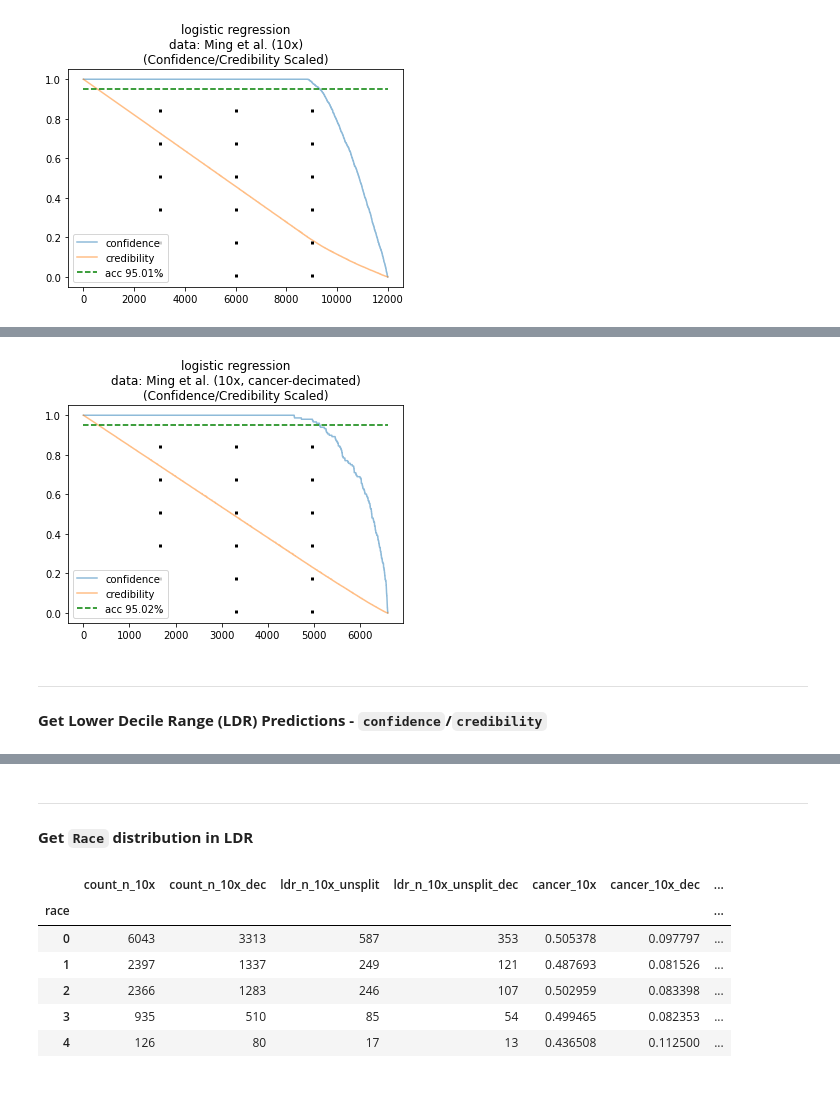
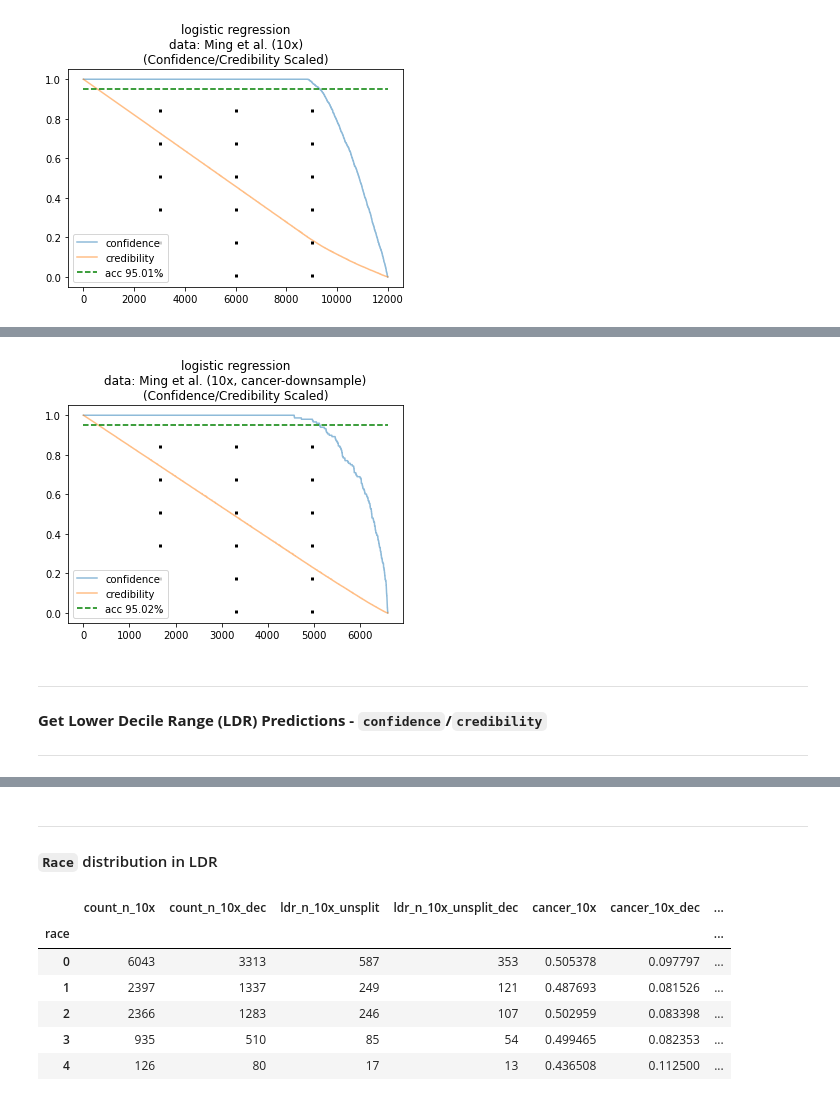
Before and after one commit to illato/vigilant-computing-machine, a Jupyter notebook: source/Notebooks/conformal_prediction_confidence_LDR_disparity_notebook.ipynb, the cells around one changed output, grey strips where cells are left out. Cells and saved outputs as stored; diff of their text form; code cells hidden in the pictures.

```diff
--- a/source/Notebooks/conformal_prediction_confidence_LDR_disparity_notebook.ipynb
+++ b/source/Notebooks/conformal_prediction_confidence_LDR_disparity_notebook.ipynb
@@ -355,0 +346,10 @@ We will proceed by using the entirety of the population sample for training, cal
+# %%
+normalizer = Orange.preprocess.Normalizer(norm_type = Orange.preprocess.Normalize.NormalizeBySD)
+
+train = normalizer(train)
+calibrate = normalizer(calibrate)
+test = normalizer(test)
+
+train_dec = normalizer(train_dec)
+calibrate = normalizer(calibrate_dec)
+test_dec = normalizer(test_dec)
@@ -355,0 +571,3 @@ We will proceed by using the entirety of the population sample for training, cal
+# %%
+tab_signal = normalizer(tab)
+tab_downsampl = normalizer(tab_dec)
@@ -385,14 +613,14 @@ cc = cp.classification.InductiveClassifier(
         cp.nonconformity.InverseProbability(
             Orange.classification.LogisticRegressionLearner()))
 
-experiment_logistic_cancer_decimated = util.run_experiments(cc,
-                                                            tab_decimated,
-                                                            tab_decimated,
-                                                            tab_decimated,
+experiment_logistic_cancer_downsampl = util.run_experiments(cc,
+                                                            tab_downsampl,
+                                                            tab_downsampl,
+                                                            tab_downsampl,
                                                             eps=0.05,
                                                             method='Baseline Unsplit Data')
 
-util.plot_experiments(experiment_logistic_cancer_decimated)
-experiment_logistic_cancer_decimated
+util.plot_experiments(experiment_logistic_cancer_downsampl)
+experiment_logistic_cancer_downsampl.iloc[:,:-3]
 # %% [output]
 |  | confidence | credibility | verdict | empty | single | single_correct | multiple | data | mondrian | ... |
@@ -546,12 +776,12 @@ cancer_indices_randomized = np.random.default_rng(42).permutation(cancer_indices
 cancer_indices_tenth = cancer_indices_randomized[-int(len(cancer_indices) / 10):]
 
 # create new table with cancer:non-cancer == 1/10:1
-tab_10x_decimated = Orange.data.Table.from_table_rows(tab_10x,
+tab_10x_downsampl = Orange.data.Table.from_table_rows(tab_10x,
                                                       np.concatenate([cancer_indices_tenth,
                                                                       non_cancer_indices]))
 
 tab_10x.name = 'Ming et al. (10x)'
-tab_10x_decimated.name = 'Ming et al. (10x, cancer-decimated)'
+tab_10x_downsampl.name = 'Ming et al. (10x, cancer-downsample)'
 # %% [markdown]
 ----
 __Get `Race` distribution and cancer occurrence in population sample (10:1 healthy:cancer)__
@@ -657,14 +893,14 @@ cc = cp.classification.InductiveClassifier(
         cp.nonconformity.InverseProbability(
             Orange.classification.LogisticRegressionLearner()))
 
-experiment_logistic_10x_decimated = util.run_experiments(cc,
-                                                         tab_10x_decimated,
-                                                         tab_10x_decimated,
-                                                         tab_10x_decimated,
+experiment_logistic_10x_downsampl = util.run_experiments(cc,
+                                                         tab_10x_downsampl,
+                                                         tab_10x_downsampl,
+                                                         tab_10x_downsampl,
                                                          eps=0.05,
                                                          method='Baseline 10x Unsplit Data')
 
-util.plot_experiments(experiment_logistic_10x_decimated)
-experiment_logistic_10x_decimated
+util.plot_experiments(experiment_logistic_10x_downsampl)
+experiment_logistic_10x_downsampl.iloc[:,:-3]
 # %% [output]
 |  | confidence | credibility | verdict | empty | single | single_correct | multiple | data | mondrian | ... |
@@ -672,7 +908,9 @@ experiment_logistic_10x_decimated
-[figure, old version]
+[figure, new version]
 # %% [markdown]
 ---
 __Get Lower Decile Range (LDR) Predictions - `confidence`/`credibility`__
+
+----
 # %%
 df_pred = experiment_logistic_signal_10x.loc[0, 'df']
 df_pred = util.sort_reindex(df_pred, col=['confidence','credibility'])
@@ -693,7 +931,7 @@ df_pred_logistic_10x_decimated_ldr.tail(1)
 | 6608 | [] | 0.977458 | 0.022542 | 0.05 | [(0.02254160363086233, 0), (0.022... | False | 0.301329 | 0 | 2 | 1.442897 | ... |
 # %% [markdown]
 ----
-__Get `Race` distribution in LDR__
+#### `Race` distribution in LDR
 # %%
 # 1:1 healthy:cancer
 counts = df_pred_logistic_signal_10x_ldr.Race.value_counts().sort_index()
```
Also changed, not shown: parts of 115 cells of this notebook, 7 other files.
